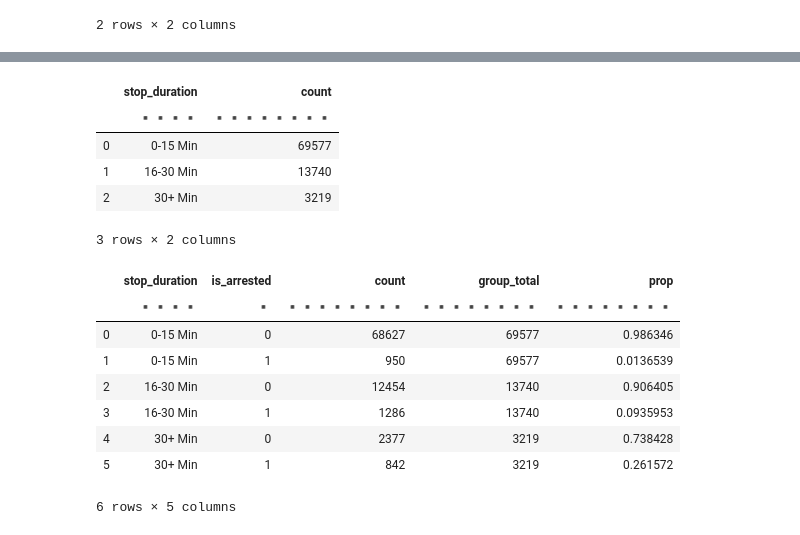
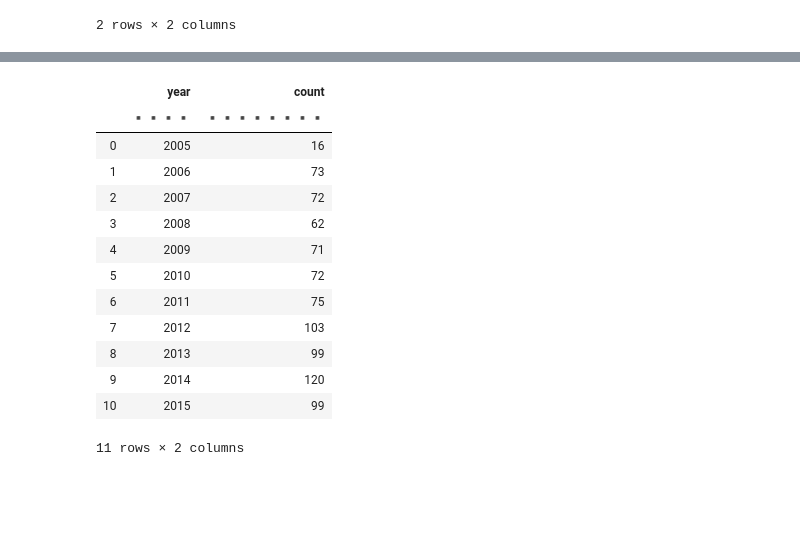
Before and after one commit to myamullaciencia/datatable_cook_book, a Jupyter notebook: _build/jupyter_execute/py_dt_policia.ipynb, the cells around one changed output, grey strips where cells are left out. Saved outputs shown, nothing was run; the diff lists cells and outputs as text; code cells hidden in the pictures; blank space fills up the shorter version.

```diff
--- a/_build/jupyter_execute/py_dt_policia.ipynb
+++ b/_build/jupyter_execute/py_dt_policia.ipynb
@@ -238,24 +333,32 @@ policia_tidy_dt[dt.f.search_type.re_match("[\w\s\W]+Frisk"),:
+# %%
+# stop date and converting to pandas frame
+stop_date_df = policia_tidy_dt[:,(f.stop_date)].to_pandas()
+# %%
+# converting to date object
+stop_date_df = stop_date_df.apply(lambda x: pd.to_datetime(x,format="%Y-%m-%d"))
+# %%
+# extracting year and months
+stop_year_month_dt = dt.cbind(dt.Frame({'year':list(stop_date_df['stop_date'].dt.year)}),
+                              dt.Frame({'month':list(stop_date_df['stop_date'].dt.month)})
+                             )
+# %%
+policia_tidy_dt_v2 = dt.cbind(policia_tidy_dt_v1,stop_year_month_dt
+                             )[:,f[:].remove([f[0],f[1]])]
 # %%
-policia_tidy_dt[:,count(),by(f.stop_duration)]
+policia_tidy_dt_v2[f.drugs_related_stop==True,:
+                  ][:,count(),by(f.year)]
 # %% [output]
-|  | stop_duration | count |
+|  | year | count |
 |  | ▪▪▪▪ | ▪▪▪▪▪▪▪▪ |
-| 0 | 0-15 Min | 69577 |
-| 1 | 16-30 Min | 13740 |
-| 2 | 30+ Min | 3219 |
+| 0 | 2005 | 16 |
+| 1 | 2006 | 73 |
+| 2 | 2007 | 72 |
+| 3 | 2008 | 62 |
+| 4 | 2009 | 71 |
+| 5 | 2010 | 72 |
+| 6 | 2011 | 75 |
+| 7 | 2012 | 103 |
+| 8 | 2013 | 99 |
+| 9 | 2014 | 120 |
+| 10 | 2015 | 99 |
-3 rows × 2 columns
+11 rows × 2 columns
-# %%
-policia_tidy_dt[:,count(),by(f.stop_duration,f.is_arrested)
-               ][:,f[:].extend({'group_total':dt.sum(f.count)}),by(f.stop_duration)
-                ][:,f[:].extend({'prop':f.count/f.group_total})
-                 ][:,f[:].remove(f[1])]
-# %% [output]
-|  | stop_duration | is_arrested | count | group_total | prop |
-|  | ▪▪▪▪ | ▪ | ▪▪▪▪▪▪▪▪ | ▪▪▪▪▪▪▪▪ | ▪▪▪▪▪▪▪▪ |
-| 0 | 0-15 Min | 0 | 68627 | 69577 | 0.986346 |
-| 1 | 0-15 Min | 1 | 950 | 69577 | 0.0136539 |
-| 2 | 16-30 Min | 0 | 12454 | 13740 | 0.906405 |
-| 3 | 16-30 Min | 1 | 1286 | 13740 | 0.0935953 |
-| 4 | 30+ Min | 0 | 2377 | 3219 | 0.738428 |
-| 5 | 30+ Min | 1 | 842 | 3219 | 0.261572 |
-6 rows × 5 columns
```
Also changed, not shown: parts of 54 cells of this notebook, 8 other files.
